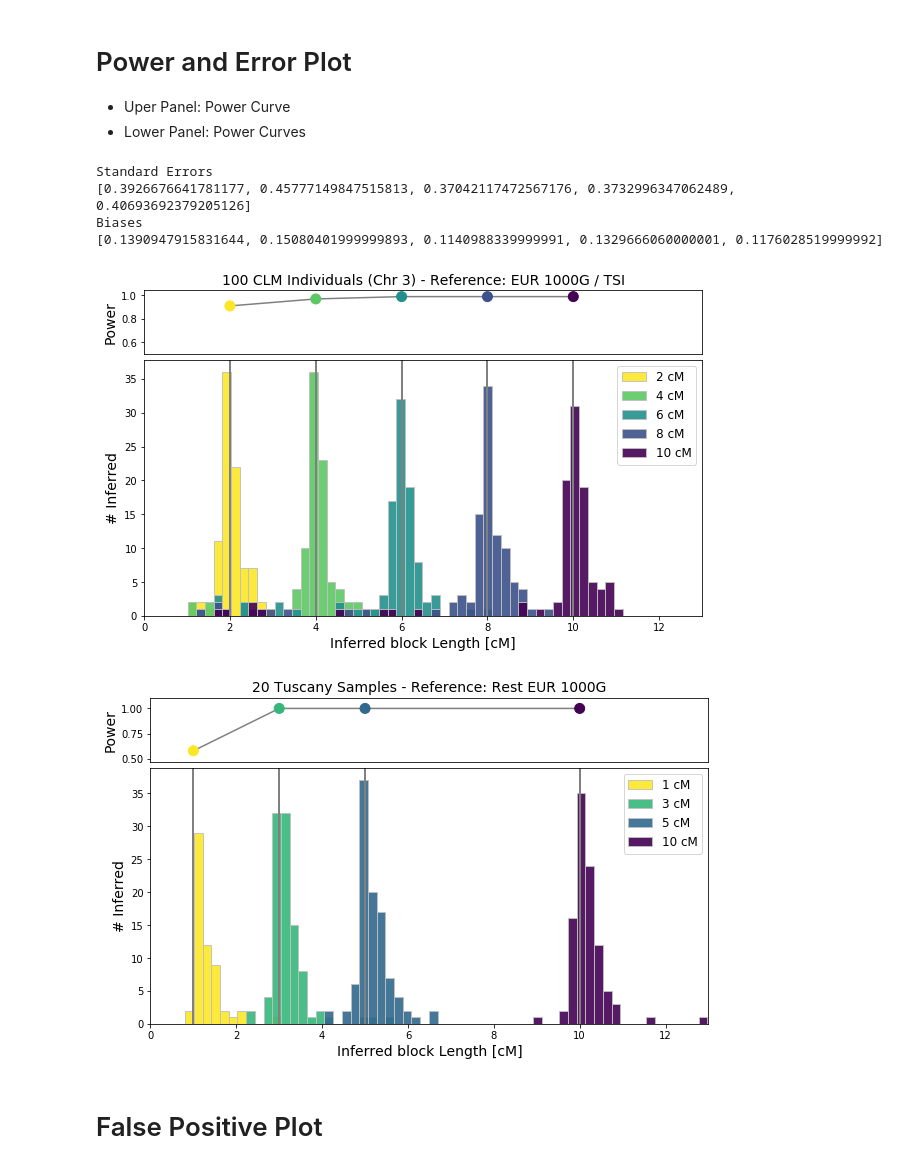
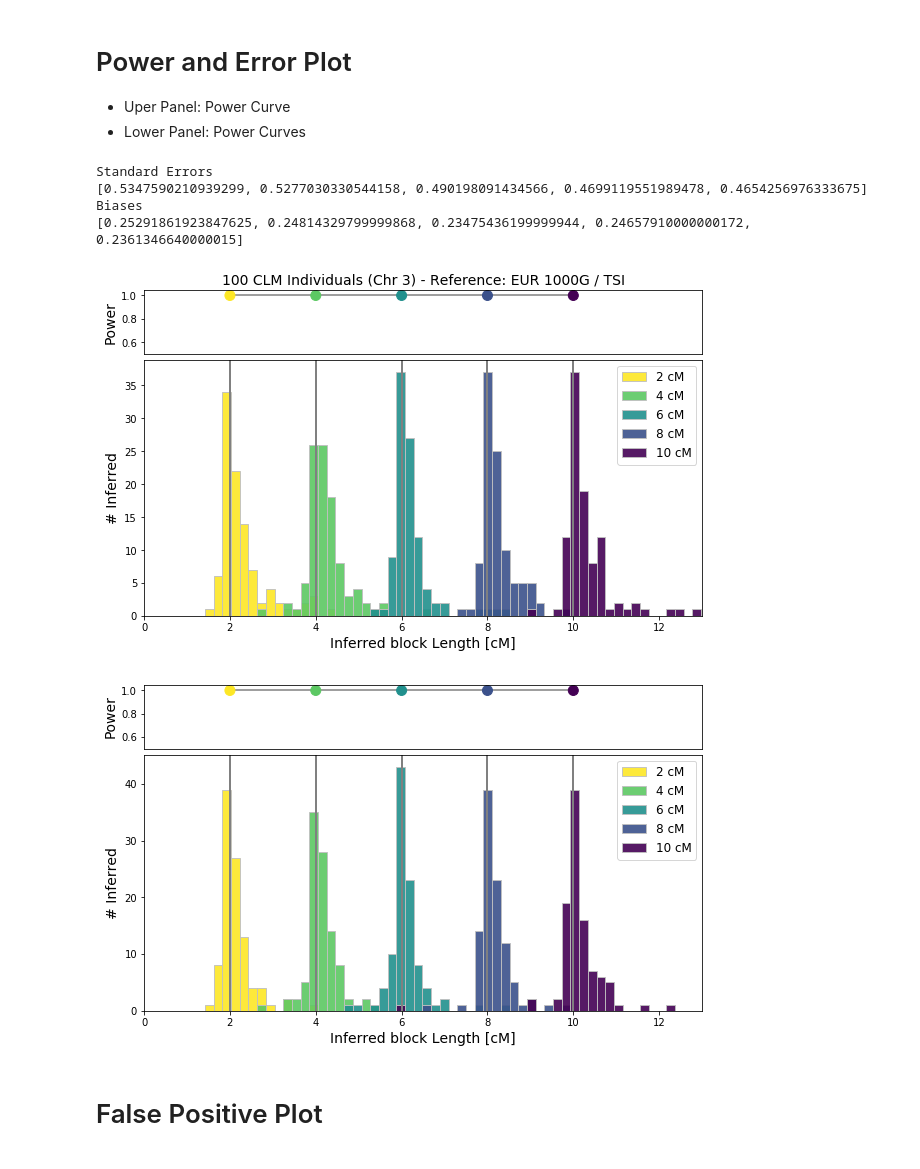
Before and after one commit to hringbauer/hapROH, a Jupyter notebook: Notebooks/Mosaic1000G_Analysis/1000G_Mosaic_analysis.ipynb, the cells around one changed output. Drawn from its saved outputs; the diff is of its cells as text; code cells hidden in the pictures.

Commit message:
Power and FP testing for TSI5 on cluster and new params

```diff
--- a/Notebooks/Mosaic1000G_Analysis/1000G_Mosaic_analysis.ipynb
+++ b/Notebooks/Mosaic1000G_Analysis/1000G_Mosaic_analysis.ipynb
@@ -97,21 +97,32 @@ def check_obs_vrs_sim(df_o, df_s):
     ###  Create df with Original Length, Found Length, Position, Overlap (Fraction)
     return df_call
 
-def collect_power_df(mosaic_folder = "../../Simulated/1000G_Mosaic/TSI/", ch=3, nr_iid = 20, blen_cm = 3, output_prefix=""):
+def collect_power_df(mosaic_folder = "../../Simulated/1000G_Mosaic/TSI/", ch=3, nr_iid = 20, blen_cm = 3, output_prefix="",
+                    output = False):
     """Create and return the Dataframe with the Power.
     Check every simulated block for overlap."""
     folders = provide_iid_folders(folder = mosaic_folder, ch=ch, nr_iid = nr_iid,
                                   blen_cm = blen_cm, output_prefix=output_prefix)   # Load all the folders
     df_calls = []
 
+    n_call, n_sim = 0, 0  # Number of total called blocks and simulated blocks
     for f in folders:
         df_o = load_observed(f)   # Loading should throw error if not existend
         df_s = load_simulated(f)
+
+        n_call += len(df_o)
+        n_sim += len(df_s)
 
         df_call = check_obs_vrs_sim(df_o, df_s)
         df_calls.append(df_call)
 
     df_calls = pd.concat(df_calls)   # Concatenate all the Results
+
+    if output==True:
+        print(f"Total Nr Simulated: {n_sim}")
+        print(f"Total Nr Called of Simulated: {len(df_calls)}")
+        print(f"Total Nr Called: {n_call}")
+
     return df_calls
 
 def collect_fp_df(mosaic_folder = "../../Simulated/1000G_Mosaic/TSI/", ch=3, nr_iid = 20, blen_cm = 3, output_prefix = ""):
@@ -202,7 +231,7 @@ cmap = cm.get_cmap("viridis_r")
 colors = [cmap(x) for x in np.linspace(0,1, len(bl_lens))]
 
 ### Extract the Pandas Dataframes for called blocks
-df_call_vec = [collect_power_df(mosaic_folder = "../../Simulated/1000G_Mosaic/TSI5/", ch=3, nr_iid = 100, blen_cm = l)
+df_call_vec = [collect_power_df(mosaic_folder = "../../Simulated/1000G_Mosaic/TSI5/", ch=3, nr_iid = 100, blen_cm = l, output_prefix="ROH385/")
             for l in bl_lens]
 
 powers = [calc_power(df) for df in df_call_vec]   # Calculate the Power per Block Length
@@ -220,9 +249,9 @@ print("Biases")
 print(bias)
 # %% [output]
 Standard Errors
-[0.3926676641781177, 0.45777149847515813, 0.37042117472567176, 0.3732996347062489, 0.40693692379205126]
+[0.5347590210939299, 0.5277030330544158, 0.490198091434566, 0.4699119551989478, 0.4654256976333675]
 Biases
-[0.1390947915831644, 0.15080401999999893, 0.1140988339999991, 0.1329666060000001, 0.1176028519999992]
+[0.25291861923847625, 0.24814329799999868, 0.23475436199999944, 0.24657910000000172, 0.2361346640000015]
 # %%
 def load_power_dfs(mosaic_folder, bl_lens, output_prefix=""):
     """Load the Power dfs for vector of Block Lengths bl_lens"""
@@ -285,15 +314,15 @@ def plot_power(fs = 14, fs_l=12, xlim=(0,13), figsize=(10,6), bl_lens=[1, 3, 5,
     plt.show()
 # %%
 title = "100 CLM Individuals (Chr 3) - Reference: EUR 1000G / TSI"
-plot_power(bl_lens=[2, 4, 6, 8, 10], mosaic_folder = "../../Simulated/1000G_Mosaic/CLM/", output_prefix = "",
+plot_power(bl_lens=[2, 4, 6, 8, 10], mosaic_folder = "../../Simulated/1000G_Mosaic/TSI5/", output_prefix = "ROH385/",
            save=False, title=title)
 # %% [output]
-[figure, old version]
+[figure, new version]
 # %%
-plot_power(bl_lens=[1, 3, 5, 10], mosaic_folder = "../../Simulated/1000G_Mosaic/TSI/",
-           output_prefix = "baseline/", save=False)
+plot_power(bl_lens=[2, 4, 6, 8, 10], mosaic_folder = "../../Simulated/1000G_Mosaic/TSI5/",
+           output_prefix = "", save=False)
 # %% [output]
-[figure, old version]
+[figure, new version]
 # %% [markdown]
 # False Positive Plot
 # %%
```
Also changed, not shown: parts of 7 cells of this notebook, 4 other files.
